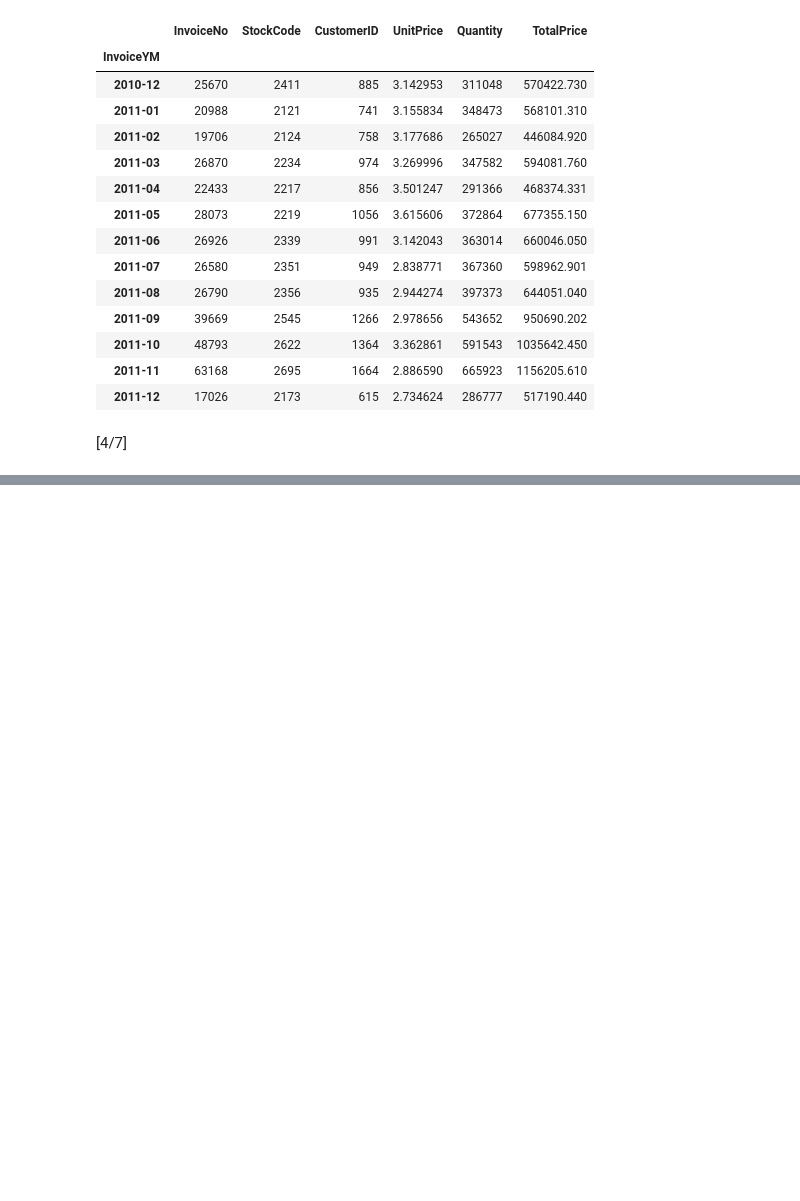
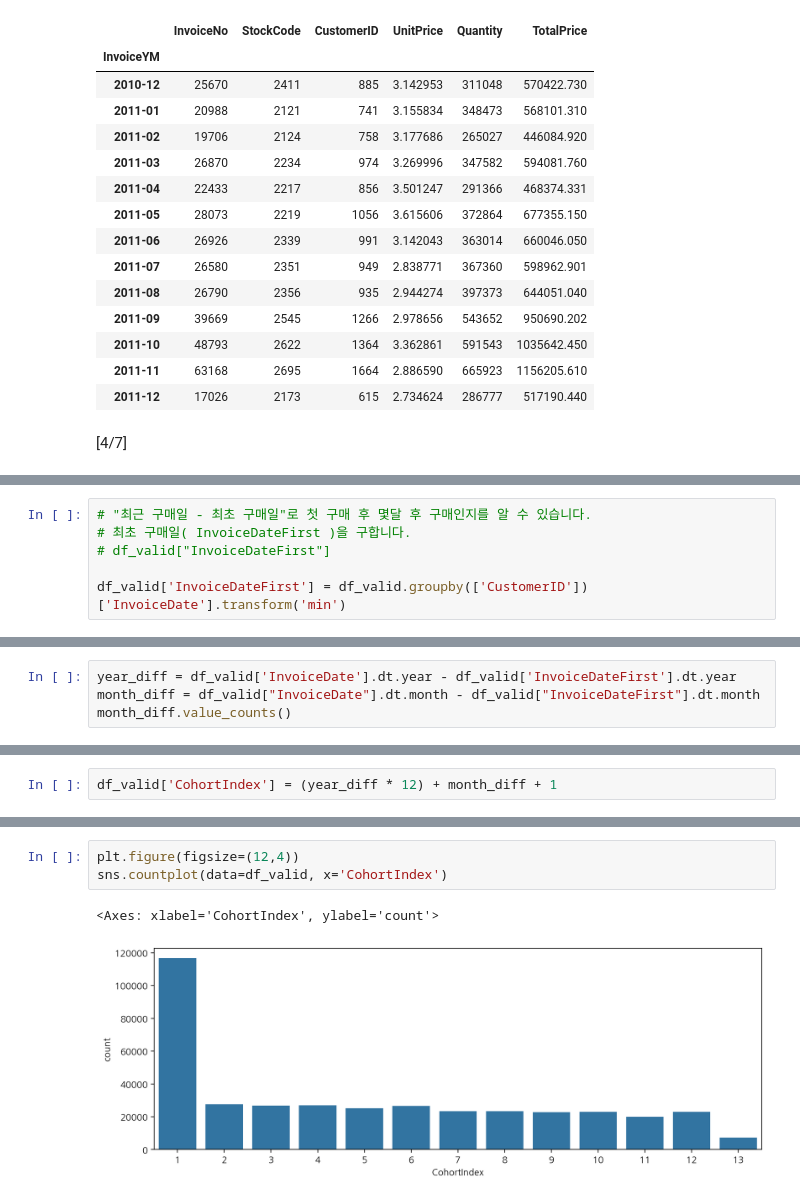
Before and after one commit to chobuzz/Business_Data_Analyst, a Jupyter notebook: Practice1.ipynb, the cells around one changed output, grey strips where cells are left out. Drawn from its saved outputs; the diff is of its cells as text; blank space fills up the shorter version.

```diff
--- a/Practice1.ipynb
+++ b/Practice1.ipynb
@@ -875,0 +883,6 @@ df_valid.groupby('InvoiceYM').agg({'InvoiceNo': 'count',
+# %%
+# "최근 구매일 - 최초 구매일"로 첫 구매 후 몇달 후 구매인지를 알 수 있습니다.
+# 최초 구매일( InvoiceDateFirst )을 구합니다.
+# df_valid["InvoiceDateFirst"]
+
+df_valid['InvoiceDateFirst'] = df_valid.groupby(['CustomerID'])['InvoiceDate'].transform('min')
@@ -875,0 +898,4 @@ df_valid.groupby('InvoiceYM').agg({'InvoiceNo': 'count',
+# %%
+year_diff = df_valid['InvoiceDate'].dt.year - df_valid['InvoiceDateFirst'].dt.year
+month_diff = df_valid["InvoiceDate"].dt.month - df_valid["InvoiceDateFirst"].dt.month
+month_diff.value_counts()
@@ -875,0 +927,2 @@ df_valid.groupby('InvoiceYM').agg({'InvoiceNo': 'count',
+# %%
+df_valid['CohortIndex'] = (year_diff * 12) + month_diff + 1
@@ -875,0 +947,6 @@ df_valid.groupby('InvoiceYM').agg({'InvoiceNo': 'count',
+# %%
+plt.figure(figsize=(12,4))
+sns.countplot(data=df_valid, x='CohortIndex')
+# %% [output]
+<Axes: xlabel='CohortIndex', ylabel='count'>
+[figure, added]
```
Also changed, not shown: parts of 18 cells of this notebook.
